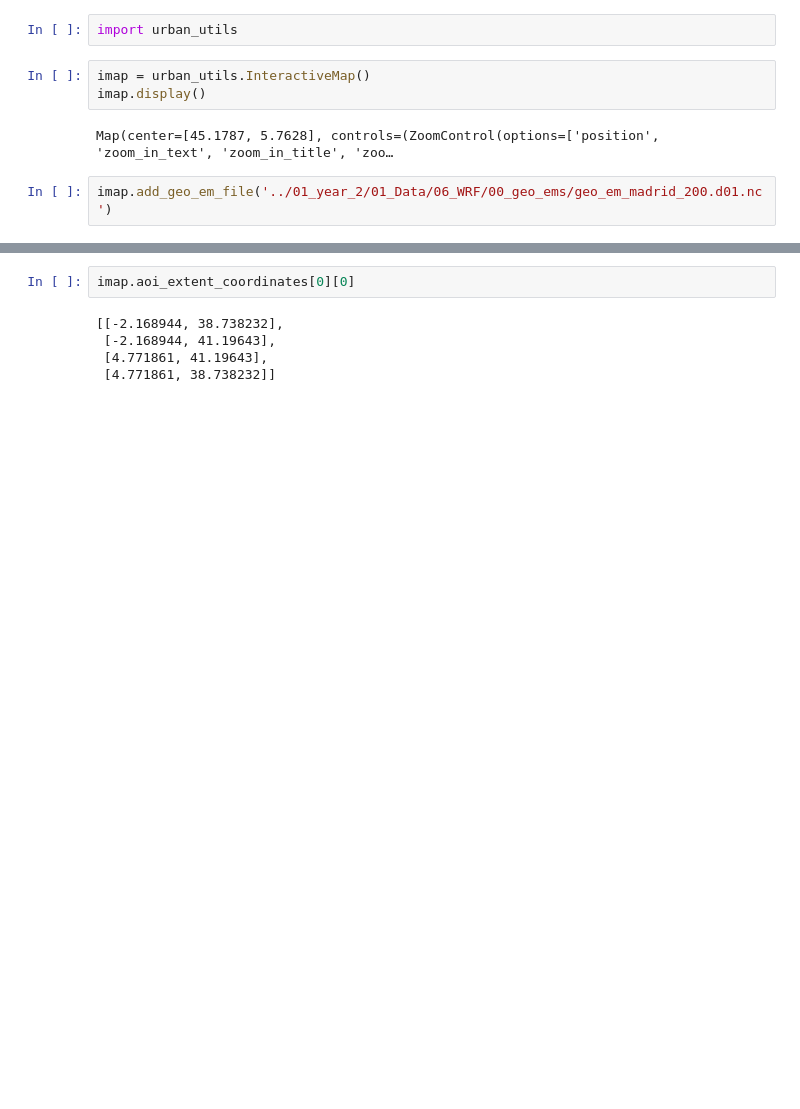
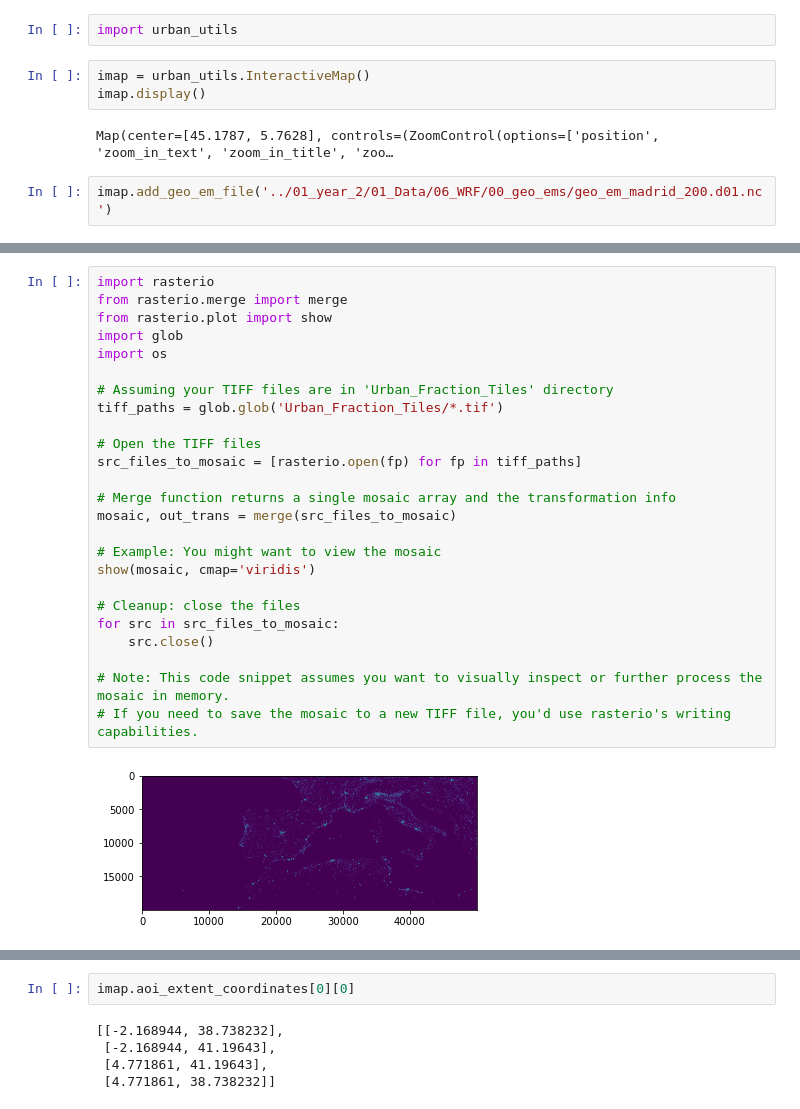
Before and after one commit to jacobogabeiraspenas/wrfup, a Jupyter notebook: Untitled6.ipynb, the cells around one changed output, grey strips where cells are left out. Drawn from its saved outputs; the diff is of its cells as text; blank space fills up the shorter version.

```diff
--- a/Untitled6.ipynb
+++ b/Untitled6.ipynb
@@ -25,0 +177,27 @@ NameError: name 'zipfile' is not defined
+# %%
+import rasterio
+from rasterio.merge import merge
+from rasterio.plot import show
+import glob
+import os
+
+# Assuming your TIFF files are in 'Urban_Fraction_Tiles' directory
+tiff_paths = glob.glob('Urban_Fraction_Tiles/*.tif')
+
+# Open the TIFF files
+src_files_to_mosaic = [rasterio.open(fp) for fp in tiff_paths]
+
+# Merge function returns a single mosaic array and the transformation info
+mosaic, out_trans = merge(src_files_to_mosaic)
+
+# Example: You might want to view the mosaic
+show(mosaic, cmap='viridis')
+
+# Cleanup: close the files
+for src in src_files_to_mosaic:
+    src.close()
+
+# Note: This code snippet assumes you want to visually inspect or further process the mosaic in memory.
+# If you need to save the mosaic to a new TIFF file, you'd use rasterio's writing capabilities.
+# %% [output]
+[figure, added]
```
Also changed, not shown: parts of 72 cells of this notebook, 1 other file.
